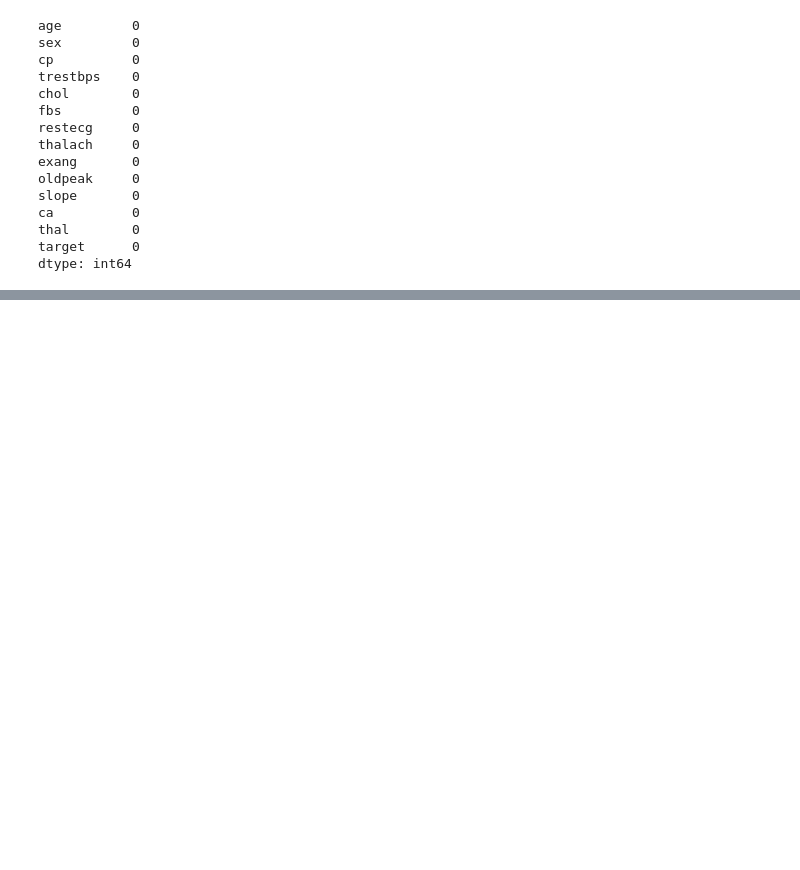
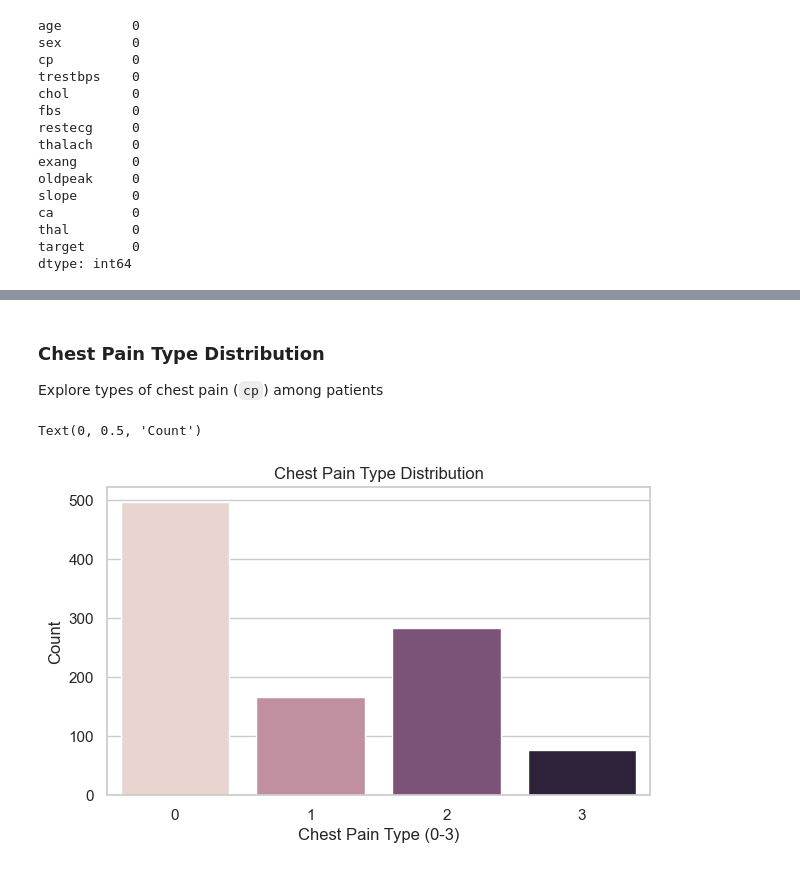
Before and after one commit to santi-raigoza/Heart-Disease-Predictor, a Jupyter notebook: Notebooks/eda.ipynb, the cells around one changed output, grey strips where cells are left out. Saved outputs shown, nothing was run; the diff lists cells and outputs as text; code cells hidden in the pictures; blank space fills up the shorter version.

```diff
--- a/Notebooks/eda.ipynb
+++ b/Notebooks/eda.ipynb
@@ -95,0 +150,12 @@ dtype: int64
+# %% [markdown]
+### Chest Pain Type Distribution
+Explore types of chest pain (`cp`) among patients
+# %%
+plt.figure(figsize=(7,4))
+sns.countplot(x="cp", data=df, hue="cp", legend=False)
+plt.title("Chest Pain Type Distribution")
+plt.xlabel("Chest Pain Type (0-3)")
+plt.ylabel("Count")
+# %% [output]
+Text(0, 0.5, 'Count')
+[figure, added]
```
Also changed, not shown: parts of 24 cells of this notebook.
